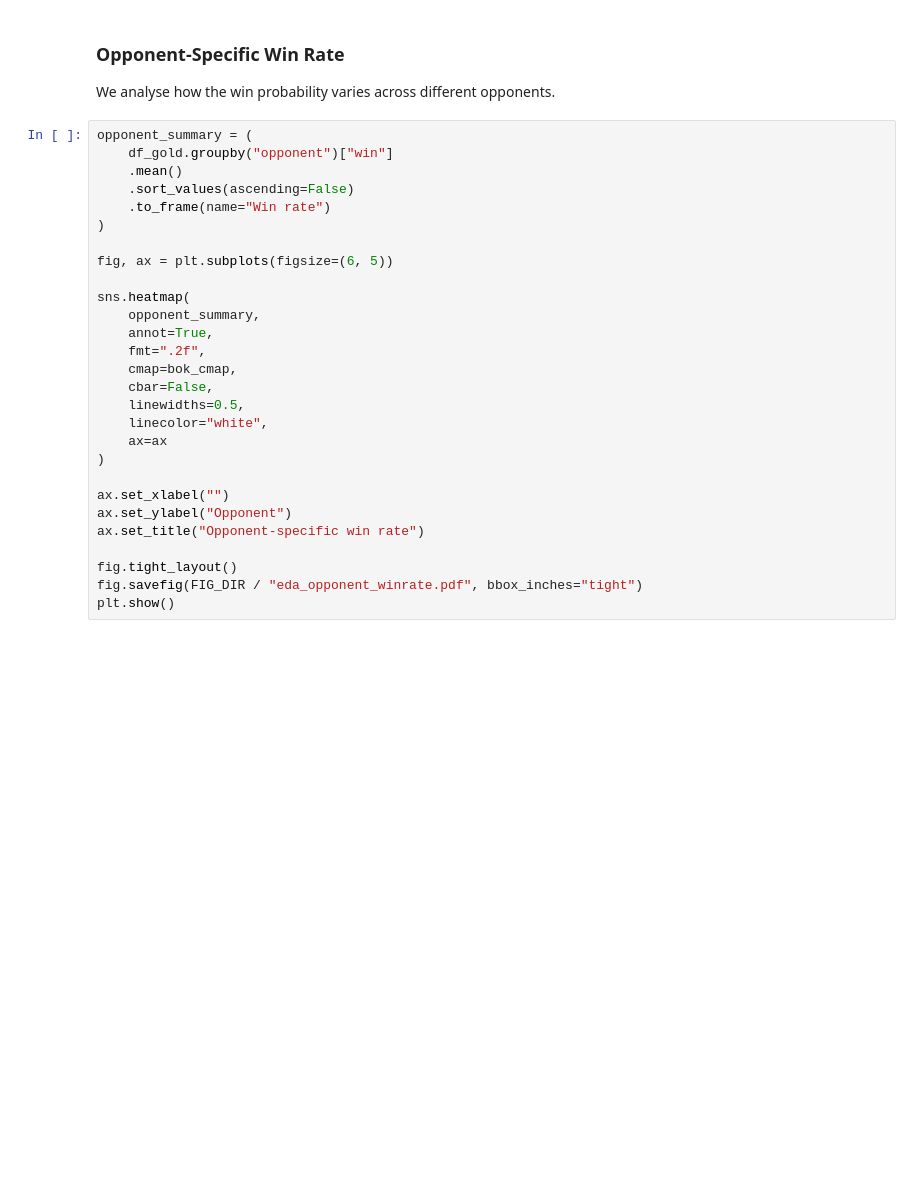
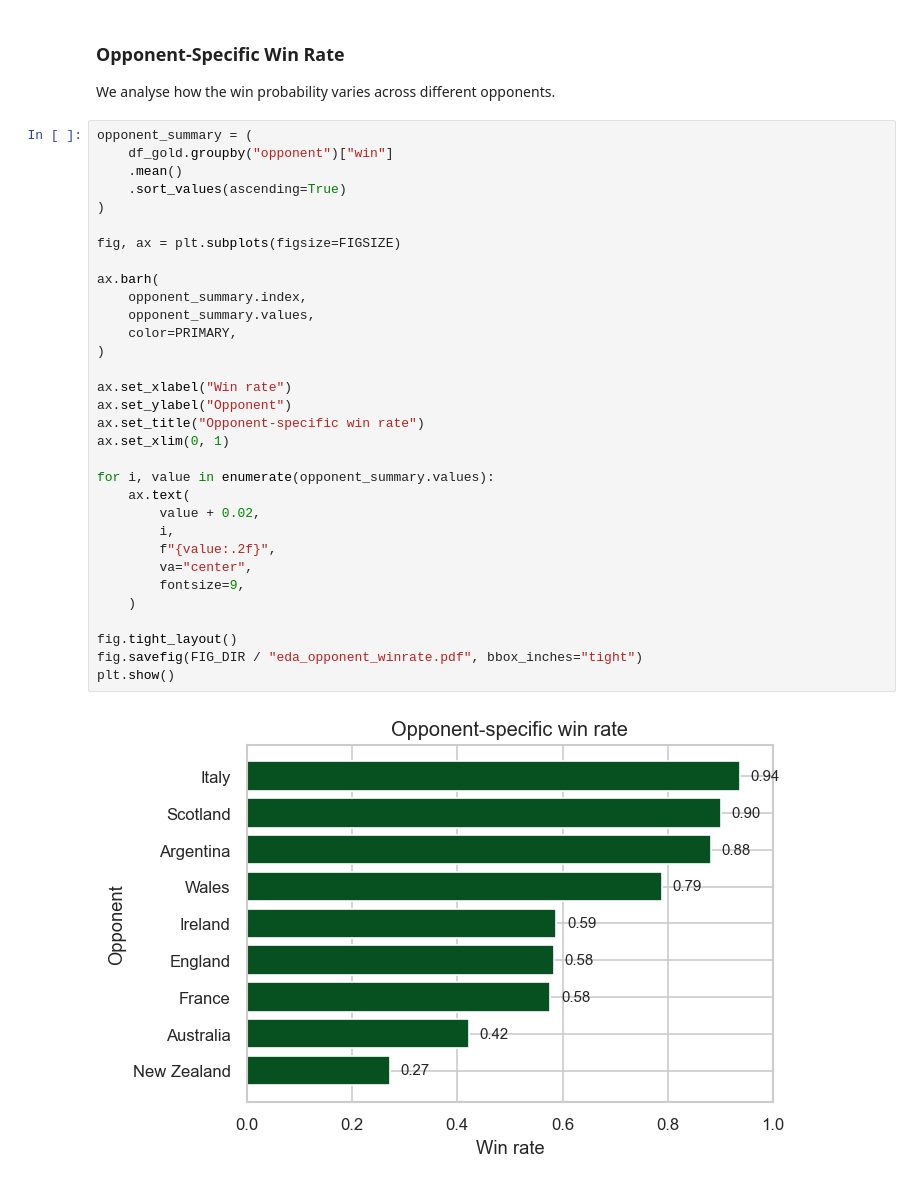
Before and after one commit to brandtami/springboks-rugby-analytics, a Jupyter notebook: notebooks/03_analysis_eda.ipynb, the cells around one changed output. Saved outputs shown, nothing was run; the diff lists cells and outputs as text; blank space fills up the shorter version.

Commit message:
Align opponent win rate figure style

```diff
--- a/notebooks/03_analysis_eda.ipynb
+++ b/notebooks/03_analysis_eda.ipynb
@@ -183,28 +193,34 @@ We analyse how the win probability varies across different opponents.
 # %%
 opponent_summary = (
     df_gold.groupby("opponent")["win"]
     .mean()
-    .sort_values(ascending=False)
-    .to_frame(name="Win rate")
+    .sort_values(ascending=True)
 )
 
-fig, ax = plt.subplots(figsize=(6, 5))
+fig, ax = plt.subplots(figsize=FIGSIZE)
 
-sns.heatmap(
-    opponent_summary,
-    annot=True,
-    fmt=".2f",
-    cmap=bok_cmap,
-    cbar=False,
-    linewidths=0.5,
-    linecolor="white",
-    ax=ax
+ax.barh(
+    opponent_summary.index,
+    opponent_summary.values,
+    color=PRIMARY,
 )
 
-ax.set_xlabel("")
+ax.set_xlabel("Win rate")
 ax.set_ylabel("Opponent")
 ax.set_title("Opponent-specific win rate")
+ax.set_xlim(0, 1)
+
+for i, value in enumerate(opponent_summary.values):
+    ax.text(
+        value + 0.02,
+        i,
+        f"{value:.2f}",
+        va="center",
+        fontsize=9,
+    )
 
 fig.tight_layout()
 fig.savefig(FIG_DIR / "eda_opponent_winrate.pdf", bbox_inches="tight")
 plt.show()
+# %% [output]
+[figure, added]
```
Also changed, not shown: parts of 5 cells of this notebook.
